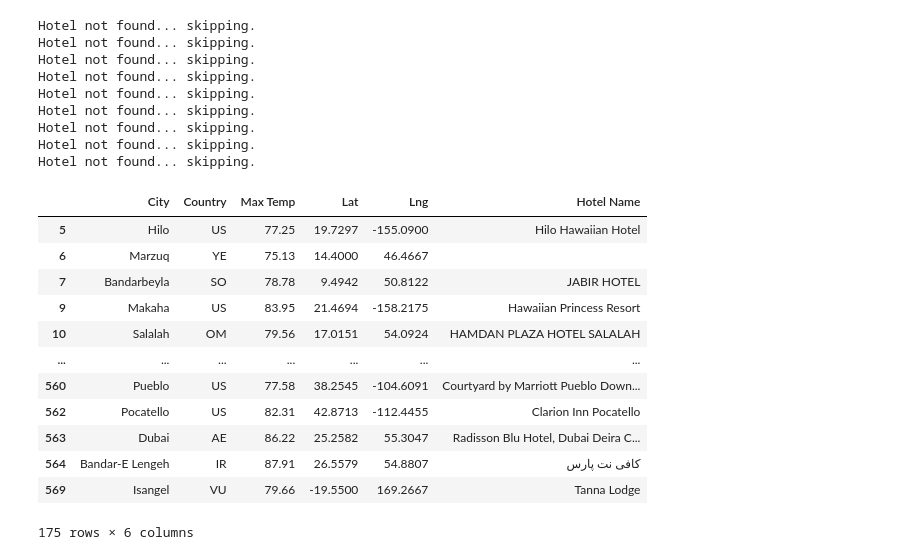
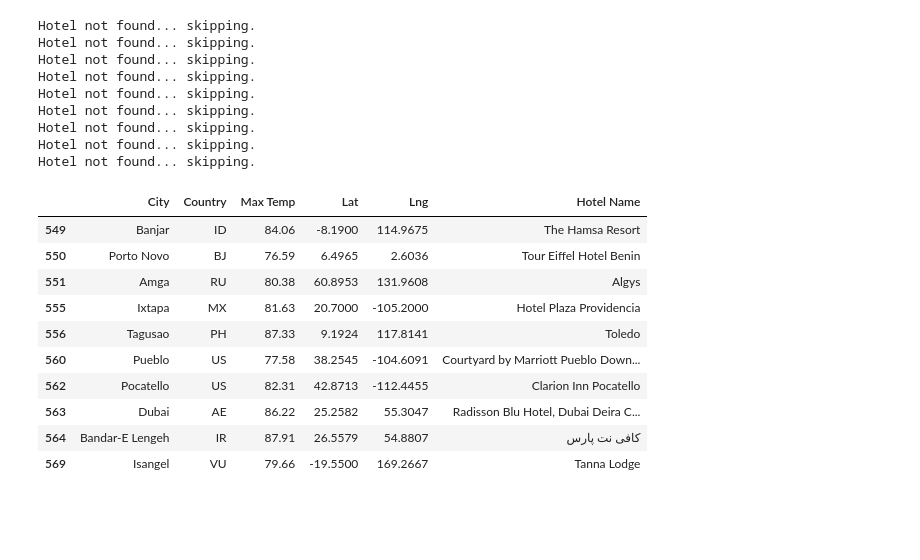
Before and after one commit to yessiez/World_Weather_Analysis, a Jupyter notebook: VacationPy.ipynb, the cells around one changed output. Saved outputs shown, nothing was run; the diff lists cells and outputs as text; code cells hidden in the pictures; blank space fills up the shorter version.

```diff
--- a/VacationPy.ipynb
+++ b/VacationPy.ipynb
@@ -192,21 +192,19 @@ Hotel not found... skipping.
 Hotel not found... skipping.
 Hotel not found... skipping.
 # %%
-hotel_df
+hotel_df.tail(10)
 # %% [output]
 |  | City | Country | Max Temp | Lat | Lng | Hotel Name |
-| 5 | Hilo | US | 77.25 | 19.7297 | -155.0900 | Hilo Hawaiian Hotel |
-| 6 | Marzuq | YE | 75.13 | 14.4000 | 46.4667 |  |
-| 7 | Bandarbeyla | SO | 78.78 | 9.4942 | 50.8122 | JABIR HOTEL |
-| 9 | Makaha | US | 83.95 | 21.4694 | -158.2175 | Hawaiian Princess Resort |
-| 10 | Salalah | OM | 79.56 | 17.0151 | 54.0924 | HAMDAN PLAZA HOTEL SALALAH |
-| ... | ... | ... | ... | ... | ... | ... |
+| 549 | Banjar | ID | 84.06 | -8.1900 | 114.9675 | The Hamsa Resort |
+| 550 | Porto Novo | BJ | 76.59 | 6.4965 | 2.6036 | Tour Eiffel Hotel Benin |
+| 551 | Amga | RU | 80.38 | 60.8953 | 131.9608 | Algys |
+| 555 | Ixtapa | MX | 81.63 | 20.7000 | -105.2000 | Hotel Plaza Providencia |
+| 556 | Tagusao | PH | 87.33 | 9.1924 | 117.8141 | Toledo |
 | 560 | Pueblo | US | 77.58 | 38.2545 | -104.6091 | Courtyard by Marriott Pueblo Down... |
 | 562 | Pocatello | US | 82.31 | 42.8713 | -112.4455 | Clarion Inn Pocatello |
 | 563 | Dubai | AE | 86.22 | 25.2582 | 55.3047 | Radisson Blu Hotel, Dubai Deira C... |
 | 564 | Bandar-E Lengeh | IR | 87.91 | 26.5579 | 54.8807 | کافی نت پارس |
 | 569 | Isangel | VU | 79.66 | -19.5500 | 169.2667 | Tanna Lodge |
-175 rows × 6 columns
 # %%
 # Add a heatmap of temperature for the vacation spots.
 locations = hotel_df[["Lat", "Lng"]]
```
Also changed, not shown: 1 other file.
